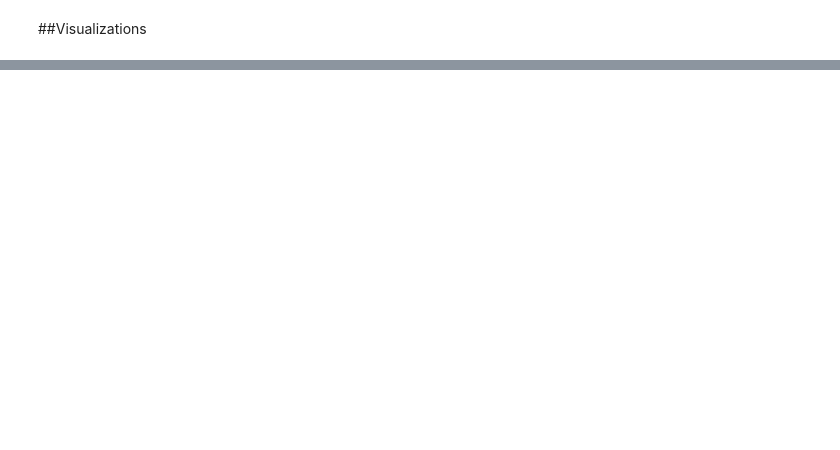
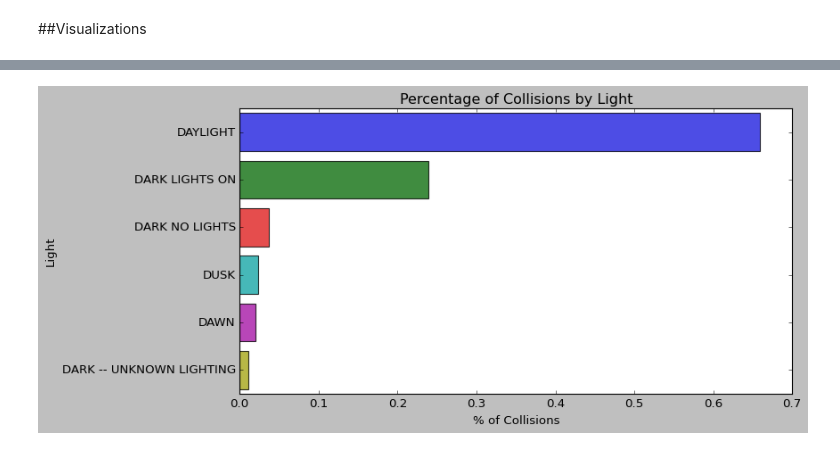
Before and after one commit to krisdsutton/data205, a Jupyter notebook: Data_205_EDA_MC_Data.ipynb, the cells around one changed output, grey strips where cells are left out. Drawn from its saved outputs; the diff is of its cells as text; code cells hidden in the pictures; blank space fills up the shorter version.

```diff
--- a/Data_205_EDA_MC_Data.ipynb
+++ b/Data_205_EDA_MC_Data.ipynb
@@ -286,0 +207,5 @@ See the caveats in the documentation: https://pandas.pydata.org/pandas-docs/stab
+# %%
+# cleaning values in 'Collision Type' for aesthics
+mc_crash1['Collision Type'] = mc_crash1['Collision Type'] .str.capitalize()
+mc_crash1['Collision Type'] = mc_crash1['Collision Type'].replace(to_replace = 'Same dir rear end',
+                 value ='Same direction rear end')
@@ -286,0 +265,13 @@ See the caveats in the documentation: https://pandas.pydata.org/pandas-docs/stab
+# %%
+#light = mc_crash2['Light'].value_counts(normalize=True).plot(kind='pie')
+
+light = mc_crash1['Light'].value_counts(normalize=True)
+light = light[:6,]
+plt.figure(figsize=(10,5))
+sns.barplot(x=light.values, y=light.index, alpha=0.8)
+plt.title('Percentage of Collisions by Light')
+plt.ylabel('Light', fontsize=12)
+plt.xlabel('% of Collisions', fontsize=12)
+plt.show()
+# %% [output]
+[figure, added]
```
Also changed, not shown: parts of 58 cells of this notebook.
